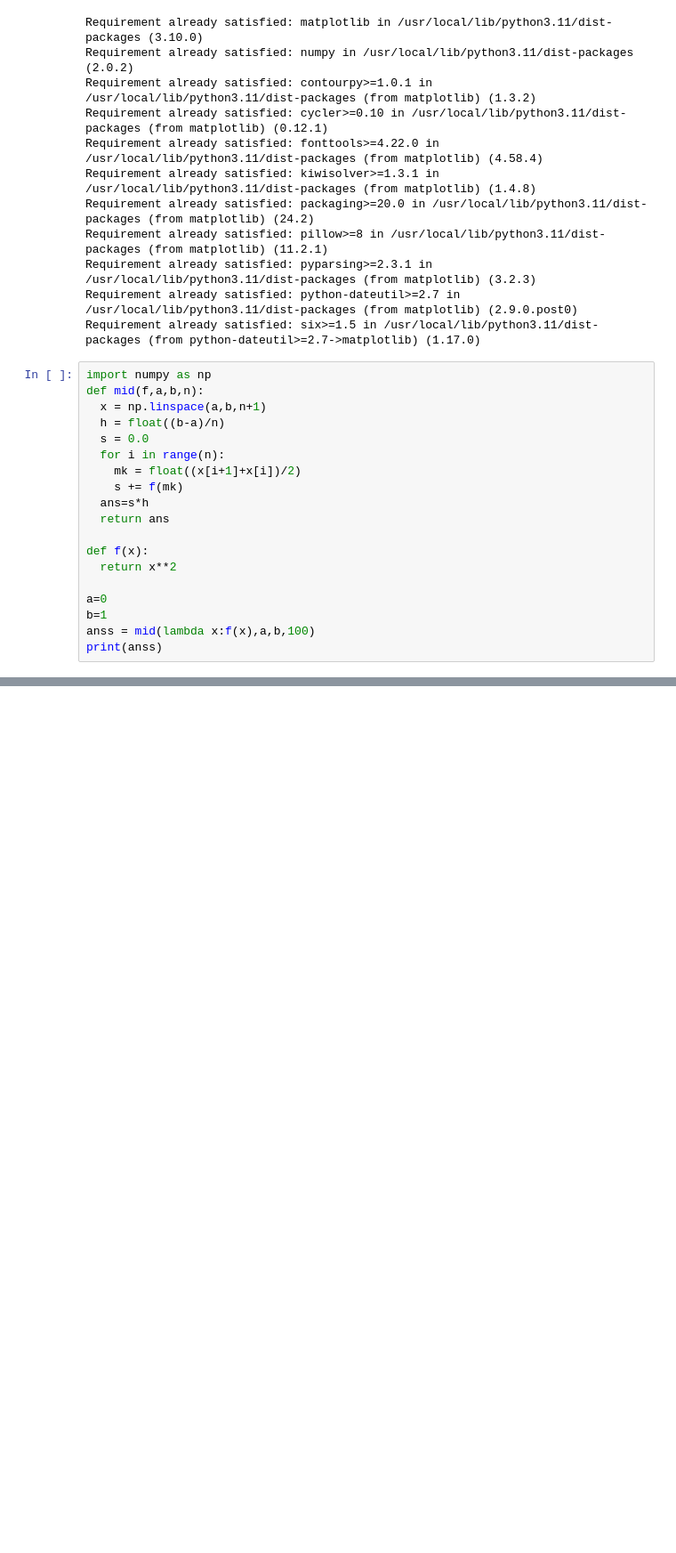
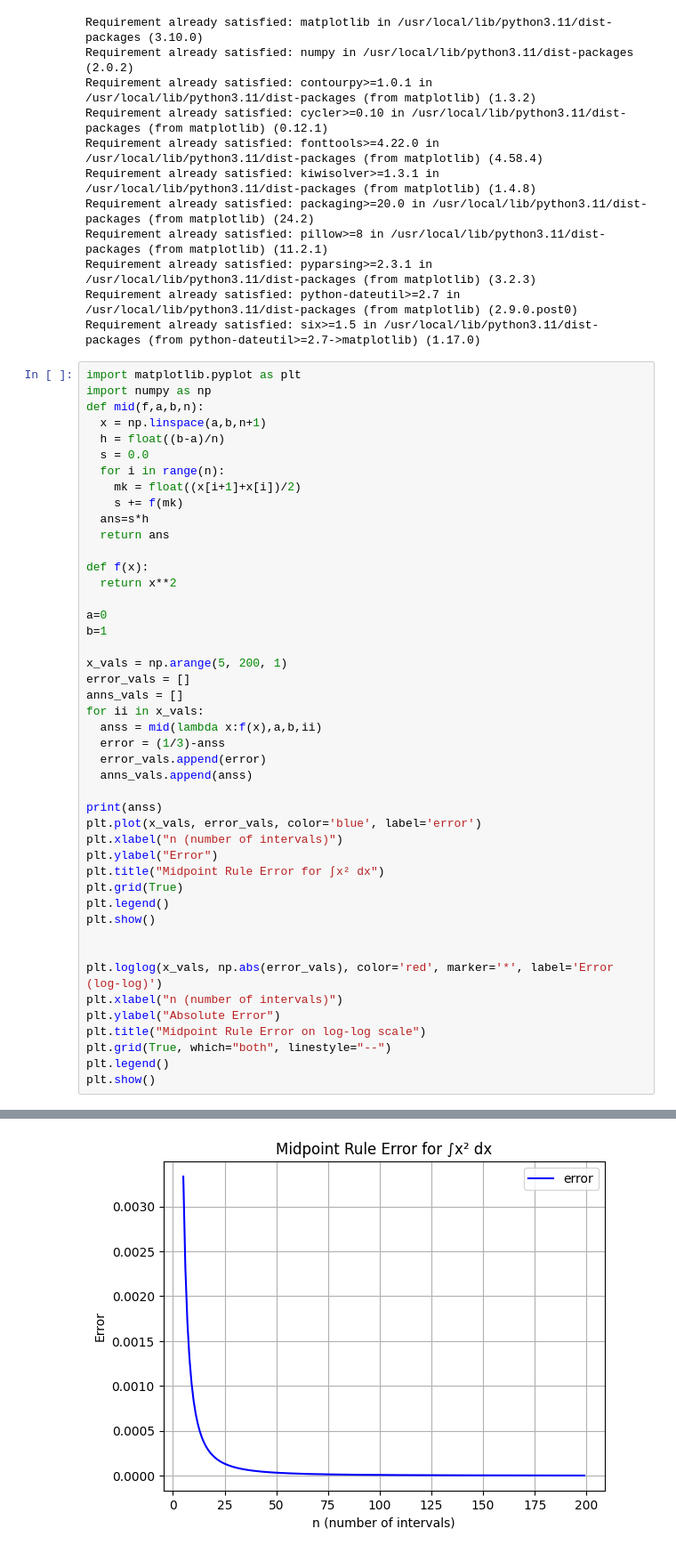
Before and after one commit to TimWang318/numerical-analysis, a Jupyter notebook: 積分.ipynb, the cells around one changed output, grey strips where cells are left out. Shown at 89% size. Cells and saved outputs as stored; diff of their text form; blank space fills up the shorter version.

```diff
--- a/積分.ipynb
+++ b/積分.ipynb
@@ -15,6 +15,7 @@ Requirement already satisfied: pyparsing>=2.3.1 in /usr/local/lib/python3.11/dis
 Requirement already satisfied: python-dateutil>=2.7 in /usr/local/lib/python3.11/dist-packages (from matplotlib) (2.9.0.post0)
 Requirement already satisfied: six>=1.5 in /usr/local/lib/python3.11/dist-packages (from python-dateutil>=2.7->matplotlib) (1.17.0)
 # %%
+import matplotlib.pyplot as plt
 import numpy as np
 def mid(f,a,b,n):
   x = np.linspace(a,b,n+1)
@@ -31,6 +32,31 @@ def f(x):
 
 a=0
 b=1
-anss = mid(lambda x:f(x),a,b,100)
+
+x_vals = np.arange(5, 200, 1)
+error_vals = []
+anns_vals = []
+for ii in x_vals:
+  anss = mid(lambda x:f(x),a,b,ii)
+  error = (1/3)-anss
+  error_vals.append(error)
+  anns_vals.append(anss)
+
 print(anss)
+plt.plot(x_vals, error_vals, color='blue', label='error')
+plt.xlabel("n (number of intervals)")
+plt.ylabel("Error")
+plt.title("Midpoint Rule Error for ∫x² dx")
+plt.grid(True)
+plt.legend()
+plt.show()
+
+
+plt.loglog(x_vals, np.abs(error_vals), color='red', marker='*', label='Error (log-log)')
+plt.xlabel("n (number of intervals)")
+plt.ylabel("Absolute Error")
+plt.title("Midpoint Rule Error on log-log scale")
+plt.grid(True, which="both", linestyle="--")
+plt.legend()
+plt.show()
 # %% [output]
@@ -37,0 +64 @@ print(anss)
+[figure, added]
```
Also changed, not shown: parts of 1 cell of this notebook.
